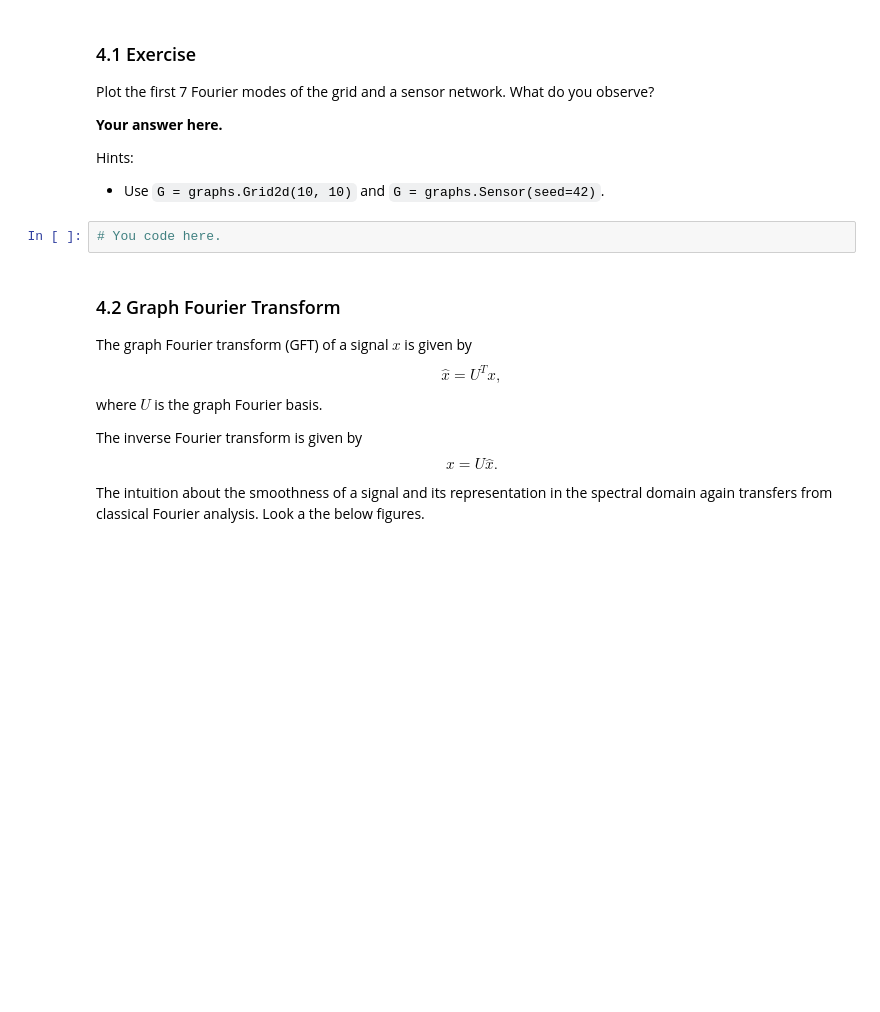
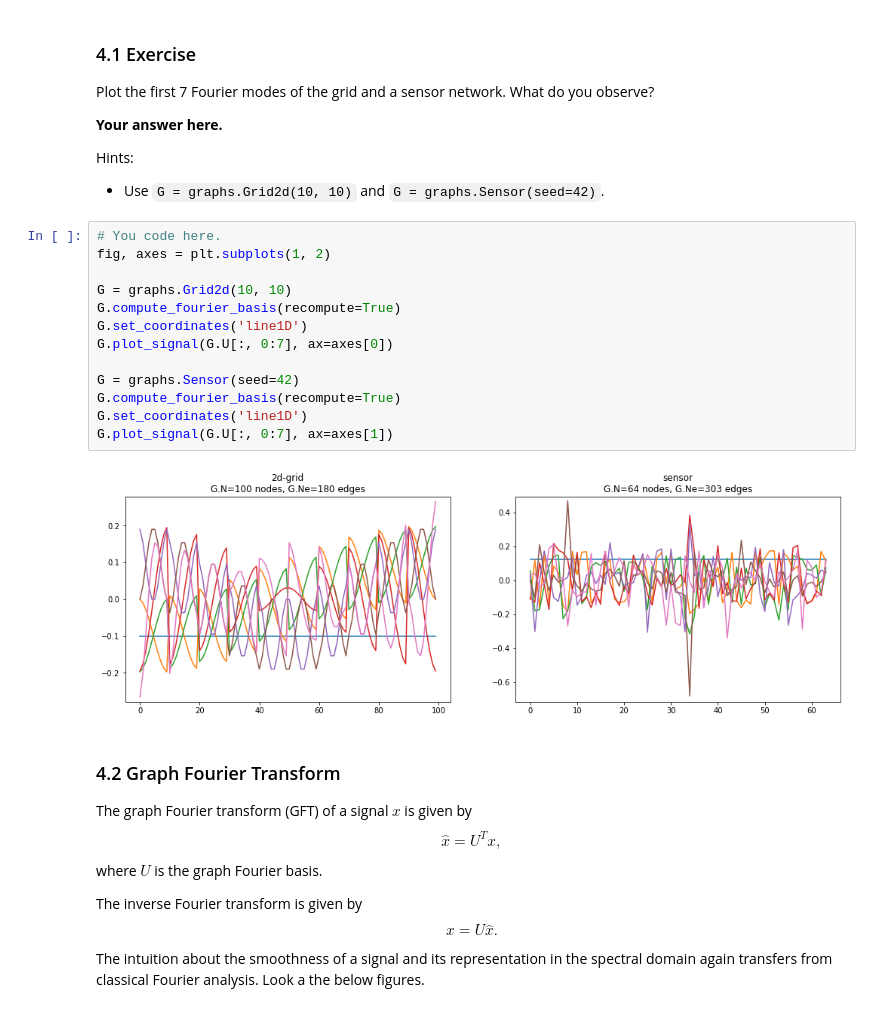
Before and after one commit to SilentBoulevard/ntds_2017, a Jupyter notebook: demos/08_pygsp.ipynb, the cells around one changed output. Drawn from its saved outputs; the diff is of its cells as text; blank space fills up the shorter version.

```diff
--- a/demos/08_pygsp.ipynb
+++ b/demos/08_pygsp.ipynb
@@ -240,8 +246,21 @@ Plot the first 7 Fourier modes of the grid and a sensor network. What do you obs
 
 Hints:
 * Use `G = graphs.Grid2d(10, 10)` and `G = graphs.Sensor(seed=42)`.
-# %%
-# You code here.
+# %%
+# You code here.
+fig, axes = plt.subplots(1, 2)
+
+G = graphs.Grid2d(10, 10)
+G.compute_fourier_basis(recompute=True)
+G.set_coordinates('line1D')
+G.plot_signal(G.U[:, 0:7], ax=axes[0])
+
+G = graphs.Sensor(seed=42)
+G.compute_fourier_basis(recompute=True)
+G.set_coordinates('line1D')
+G.plot_signal(G.U[:, 0:7], ax=axes[1])
+# %% [output]
+[figure, added]
 # %% [markdown]
 ### 4.2 Graph Fourier Transform
 
```
Also changed, not shown: parts of 16 cells of this notebook.
